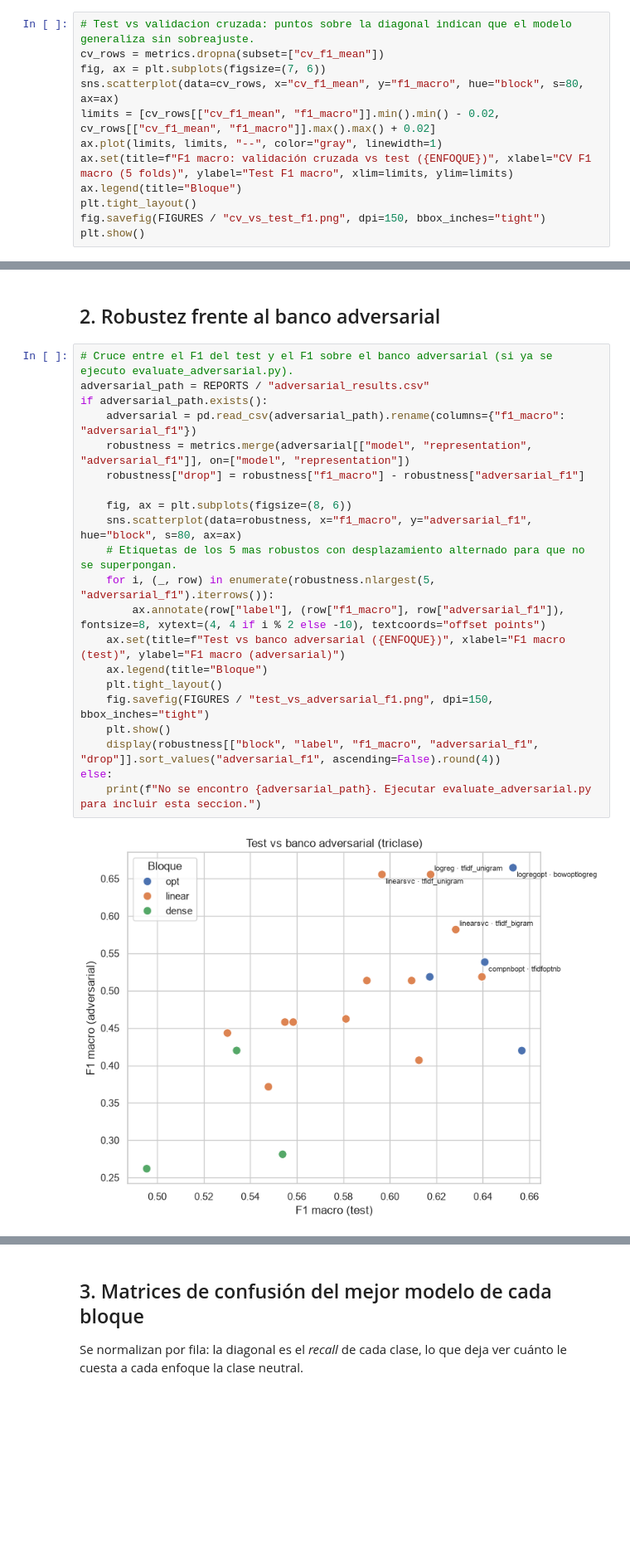
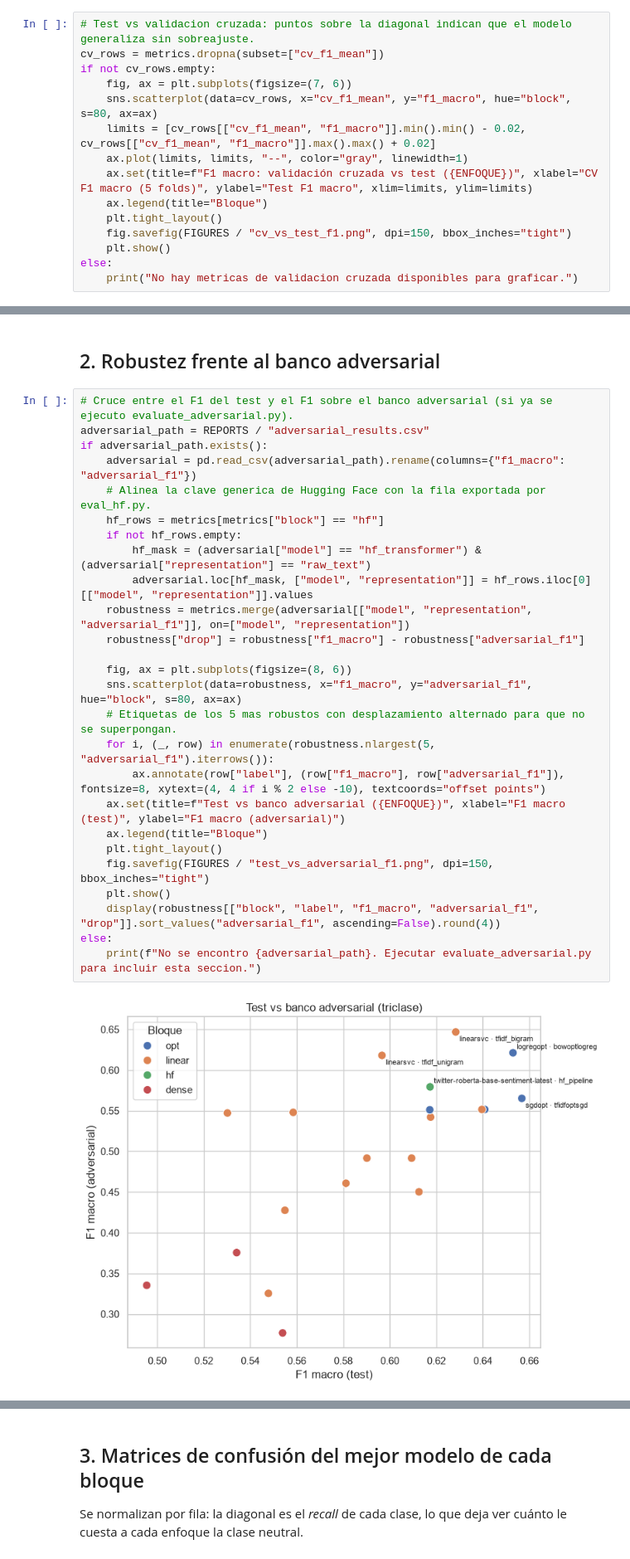
Before and after one commit to Lauti12martinez/Proyecto-Taller-II-, a Jupyter notebook: triclase/notebooks/02_evaluation.ipynb, the cells around one changed output, grey strips where cells are left out. Shown at 83% size. Saved outputs shown, nothing was run; the diff lists cells and outputs as text; blank space fills up the shorter version.

Commit message:
fix(triclase): unificar identificacion del modelo de hf, validar cli y actualizar banco adversarial de 30 oraciones.

```diff
--- a/triclase/notebooks/02_evaluation.ipynb
+++ b/triclase/notebooks/02_evaluation.ipynb
@@ -84,15 +84,18 @@ plt.show()
 # %%
 # Test vs validacion cruzada: puntos sobre la diagonal indican que el modelo generaliza sin sobreajuste.
 cv_rows = metrics.dropna(subset=["cv_f1_mean"])
-fig, ax = plt.subplots(figsize=(7, 6))
-sns.scatterplot(data=cv_rows, x="cv_f1_mean", y="f1_macro", hue="block", s=80, ax=ax)
-limits = [cv_rows[["cv_f1_mean", "f1_macro"]].min().min() - 0.02, cv_rows[["cv_f1_mean", "f1_macro"]].max().max() + 0.02]
-ax.plot(limits, limits, "--", color="gray", linewidth=1)
-ax.set(title=f"F1 macro: validación cruzada vs test ({ENFOQUE})", xlabel="CV F1 macro (5 folds)", ylabel="Test F1 macro", xlim=limits, ylim=limits)
-ax.legend(title="Bloque")
-plt.tight_layout()
-fig.savefig(FIGURES / "cv_vs_test_f1.png", dpi=150, bbox_inches="tight")
-plt.show()
+if not cv_rows.empty:
+    fig, ax = plt.subplots(figsize=(7, 6))
+    sns.scatterplot(data=cv_rows, x="cv_f1_mean", y="f1_macro", hue="block", s=80, ax=ax)
+    limits = [cv_rows[["cv_f1_mean", "f1_macro"]].min().min() - 0.02, cv_rows[["cv_f1_mean", "f1_macro"]].max().max() + 0.02]
+    ax.plot(limits, limits, "--", color="gray", linewidth=1)
+    ax.set(title=f"F1 macro: validación cruzada vs test ({ENFOQUE})", xlabel="CV F1 macro (5 folds)", ylabel="Test F1 macro", xlim=limits, ylim=limits)
+    ax.legend(title="Bloque")
+    plt.tight_layout()
+    fig.savefig(FIGURES / "cv_vs_test_f1.png", dpi=150, bbox_inches="tight")
+    plt.show()
+else:
+    print("No hay metricas de validacion cruzada disponibles para graficar.")
 # %% [output]
 [figure]
 # %% [markdown]
@@ -100,24 +103,29 @@ plt.show()
 # %%
 # Cruce entre el F1 del test y el F1 sobre el banco adversarial (si ya se ejecuto evaluate_adversarial.py).
 adversarial_path = REPORTS / "adversarial_results.csv"
 if adversarial_path.exists():
     adversarial = pd.read_csv(adversarial_path).rename(columns={"f1_macro": "adversarial_f1"})
+    # Alinea la clave generica de Hugging Face con la fila exportada por eval_hf.py.
+    hf_rows = metrics[metrics["block"] == "hf"]
+    if not hf_rows.empty:
+        hf_mask = (adversarial["model"] == "hf_transformer") & (adversarial["representation"] == "raw_text")
+        adversarial.loc[hf_mask, ["model", "representation"]] = hf_rows.iloc[0][["model", "representation"]].values
     robustness = metrics.merge(adversarial[["model", "representation", "adversarial_f1"]], on=["model", "representation"])
     robustness["drop"] = robustness["f1_macro"] - robustness["adversarial_f1"]
 
     fig, ax = plt.subplots(figsize=(8, 6))
     sns.scatterplot(data=robustness, x="f1_macro", y="adversarial_f1", hue="block", s=80, ax=ax)
     # Etiquetas de los 5 mas robustos con desplazamiento alternado para que no se superpongan.
     for i, (_, row) in enumerate(robustness.nlargest(5, "adversarial_f1").iterrows()):
         ax.annotate(row["label"], (row["f1_macro"], row["adversarial_f1"]), fontsize=8, xytext=(4, 4 if i % 2 else -10), textcoords="offset points")
     ax.set(title=f"Test vs banco adversarial ({ENFOQUE})", xlabel="F1 macro (test)", ylabel="F1 macro (adversarial)")
     ax.legend(title="Bloque")
     plt.tight_layout()
     fig.savefig(FIGURES / "test_vs_adversarial_f1.png", dpi=150, bbox_inches="tight")
     plt.show()
     display(robustness[["block", "label", "f1_macro", "adversarial_f1", "drop"]].sort_values("adversarial_f1", ascending=False).round(4))
 else:
     print(f"No se encontro {adversarial_path}. Ejecutar evaluate_adversarial.py para incluir esta seccion.")
 # %% [output]
-[figure, old version]
+[figure, new version]
 |  | block | label | f1_macro | adversarial_f1 | drop |
```
Also changed, not shown: parts of 3 cells of this notebook, 7 other files.
